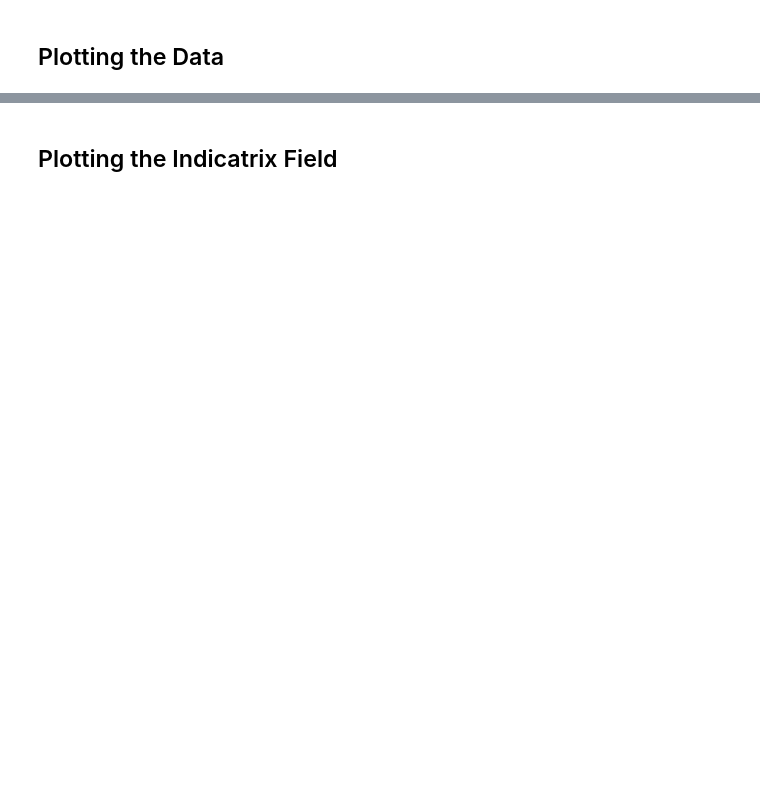
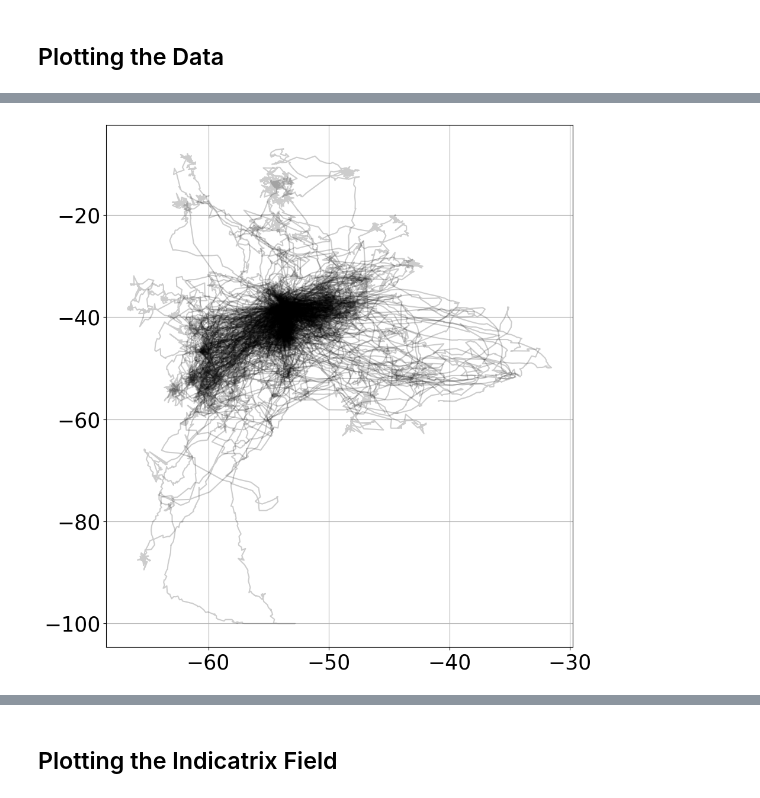
Before and after one commit to FrederikMR/zermelo_tacking, a Jupyter notebook: albatross_data.ipynb, the cells around one changed output, grey strips where cells are left out. Saved outputs shown, nothing was run; the diff lists cells and outputs as text; code cells hidden in the pictures; blank space fills up the shorter version.

```diff
--- a/albatross_data.ipynb
+++ b/albatross_data.ipynb
@@ -190,3 +364,19 @@ def add_arrow_to_line2D(
+# %%
+fig = plt.figure(figsize=(10,10))
+ax = fig.add_subplot(111)
+
+for x,y in zip(x1,x2):
+    ax.plot(x,y, color='black', alpha=0.2)
+
+ax.grid(True)
+
+fig.tight_layout()
+
+fig.savefig(os.path.join(figure_path, 'all_birds.pdf'), format='pdf', pad_inches=0.1, bbox_inches='tight')
+
+plt.show()
+# %% [output]
+[figure, added]
 # %%
 fig = plt.figure(figsize=(len(bird_idx)*10,len(bird_idx)*10))
 
```
Also changed, not shown: parts of 24 cells of this notebook, 1 other file.
